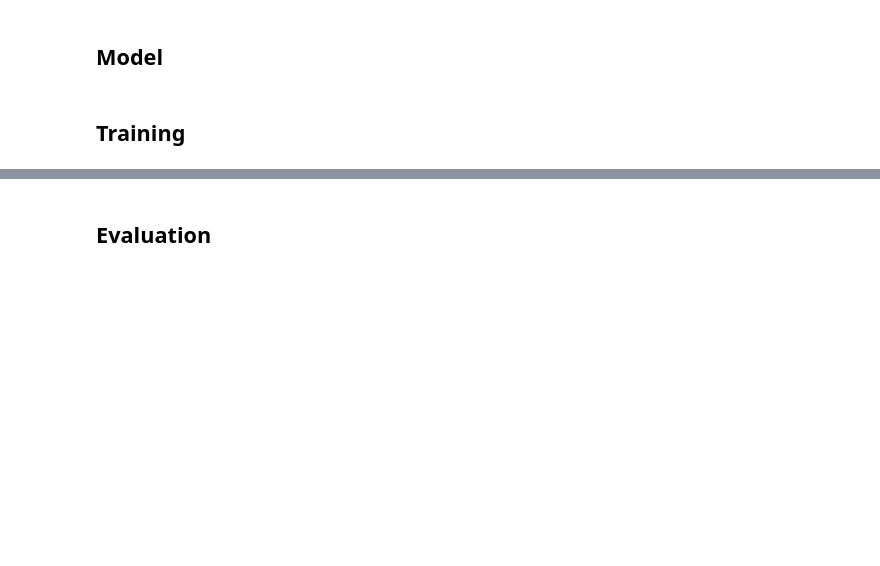
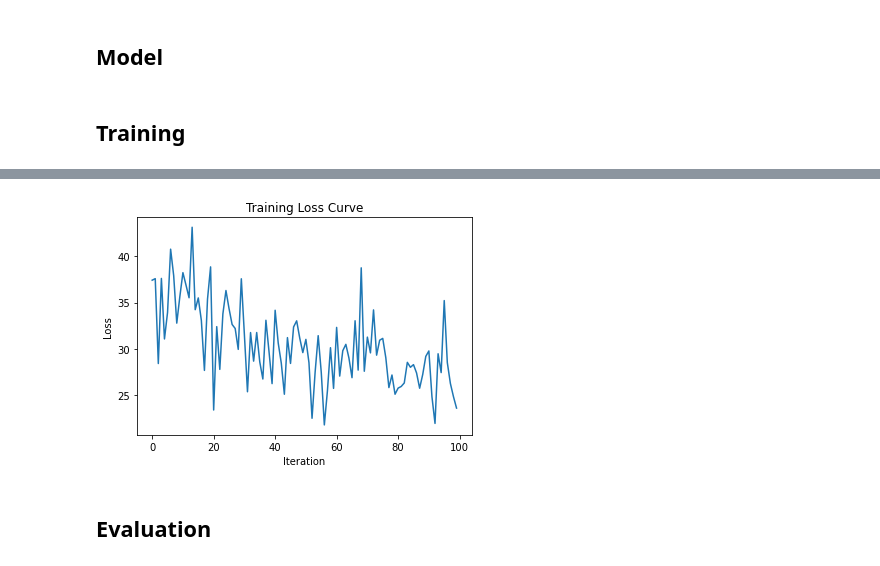
Before and after one commit to raj2022/quantization_prunings, a Jupyter notebook: practice/mlpf-pytorch-transformer-standalone_modified.ipynb, the cells around one changed output, grey strips where cells are left out. Cells and saved outputs as stored; diff of their text form; code cells hidden in the pictures; blank space fills up the shorter version.

```diff
--- a/practice/mlpf-pytorch-transformer-standalone_modified.ipynb
+++ b/practice/mlpf-pytorch-transformer-standalone_modified.ipynb
@@ -420,3 +424,12 @@ Loss=28.75
+# %%
+# Plot the loss curve
+plt.plot(losses)
+plt.xlabel('Iteration')
+plt.ylabel('Loss')
+plt.title('Training Loss Curve')
+plt.show()
+# %% [output]
+[figure, added]
 # %% [markdown]
 ## Evaluation
 # %%
```
Also changed, not shown: parts of 7 cells of this notebook, 1 other file.
